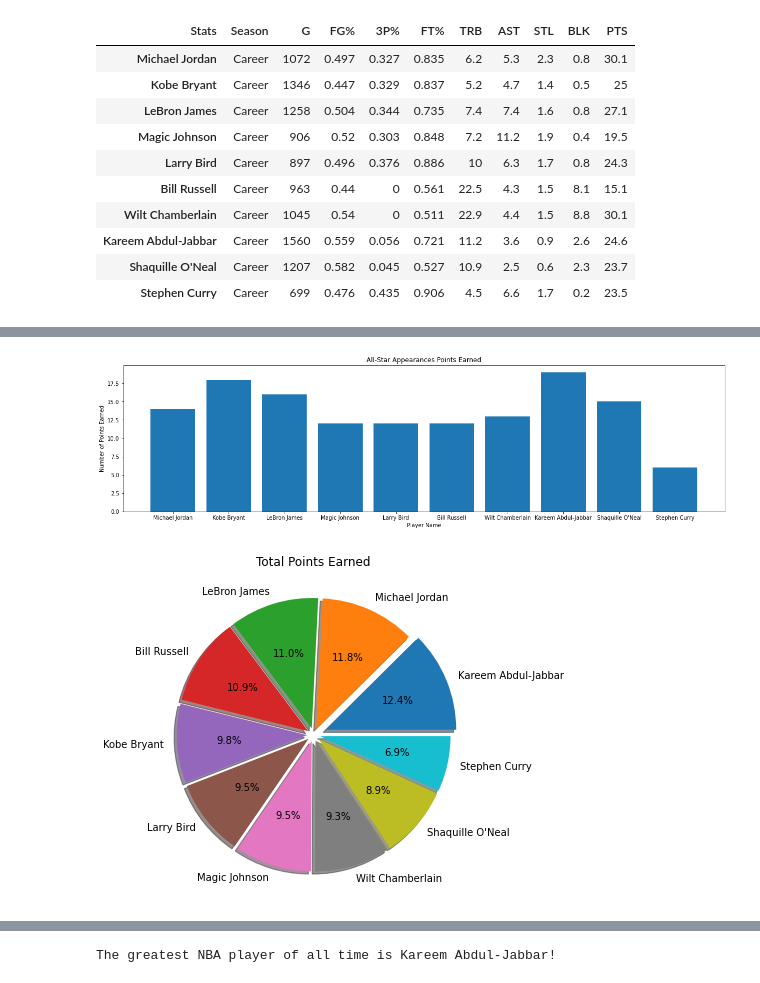
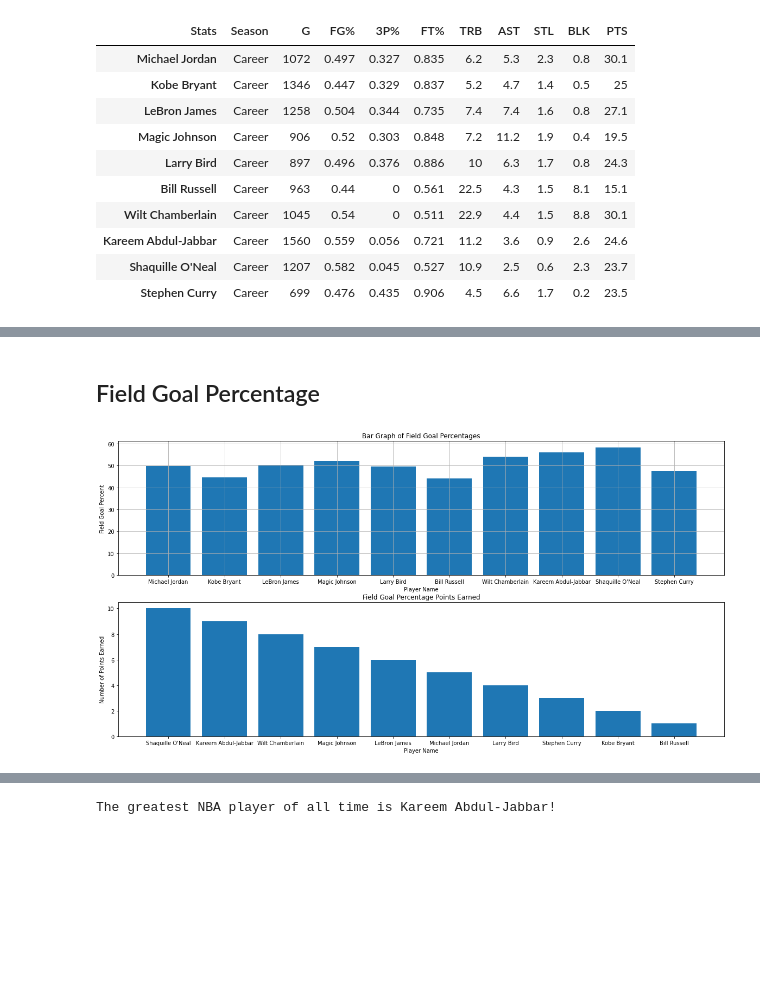
Before and after one commit to gdjeudeu/Project-1, a Jupyter notebook: Project_1.ipynb, the cells around one changed output, grey strips where cells are left out. Cells and saved outputs as stored; diff of their text form; code cells hidden in the pictures; blank space fills up the shorter version.

Commit message:
adding graphs and cleaning up yesterdays work

```diff
--- a/Project_1.ipynb
+++ b/Project_1.ipynb
@@ -355,41 +128,25 @@ plt.show()
-# %%
-#Determine who has the most all-star appearances
-no_allstar_appears = [14, 18, 16, 12, 12, 12, 13, 19, 15, 6]
-allst_df = pd.DataFrame({
-    "Players" : player_list,
-    "ALLSTAR PTS" : no_allstar_appears
-})
-
-allst_df["ALLSTAR PTS"] = allst_df["ALLSTAR PTS"]
-
-scoreboard_df = scoreboard_df.merge(allst_df, on = "Players", how = "left")
-
-#creating graph of all-star appearances points earned
-plt.figure(figsize = (20,5))
-plt.title("All-Star Appearances Points Earned")
-plt.bar(allst_df.Players, allst_df["ALLSTAR PTS"])
-plt.xlabel("Player Name")
-plt.ylabel("Number of Points Earned")
-
-plt.savefig("output/allstar_pts_earned")
-plt.show()
-# %% [output]
-[figure, removed]
-# %%
-#Determine who is the best overall player
-scoreboard_df["TOTAL PTS"] = scoreboard_df.sum(axis = 1)
-scoreboard_df = scoreboard_df.sort_values("TOTAL PTS", ascending = False)
-scoreboard_df = scoreboard_df.reset_index(drop = True)
-
-#creating graph of best player
-plt.figure(figsize = (12,6))
-plt.title("Total Points Earned")
-plt.pie(scoreboard_df["TOTAL PTS"], explode = (.1, .05, .05, .05, .05, .05, .05, .05, .05, .05),
-        labels = scoreboard_df.Players, shadow = True, autopct = "%1.1f%%")
-#plt.xlabel("Player Name")
-#plt.ylabel("Number of Points Earned")
-
-#plt.savefig("output/roy_pts_earned")
-plt.show()
-# %% [output]
-[figure, removed]
+# %% [markdown]
+## Field Goal Percentage
+# %%
+#Determine who has the highest field goal percentage and then merge into scoreboard
+temp = points_assigner("FG%")
+scoreboard_df = scoreboard_df.merge(temp, on = "Players", how = "right")
+
+#creating graph of field goal percentages
+fig, axs = plt.subplots(2, 1, figsize = (20,10))
+axs[0].set_title("Bar Graph of Field Goal Percentages")
+axs[0].bar(player_df.index, (player_df["FG%"]*100))
+axs[0].set_xlabel("Player Name")
+axs[0].set_ylabel("Field Goal Percent")
+axs[0].grid()
+
+#creating graph of field goal percentage points earned
+axs[1].set_title("Field Goal Percentage Points Earned")
+axs[1].bar(temp.Players, temp["FG% PTS"])
+axs[1].set_xlabel("Player Name")
+axs[1].set_ylabel("Number of Points Earned")
+
+plt.savefig("output/field_goal_bar_charts")
+plt.show()
+# %% [output]
+[figure, added]
```
Also changed, not shown: parts of 41 cells of this notebook, 27 other files.
